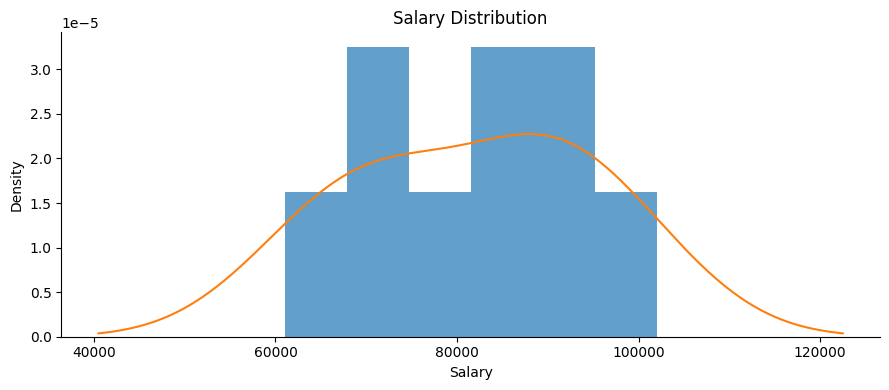
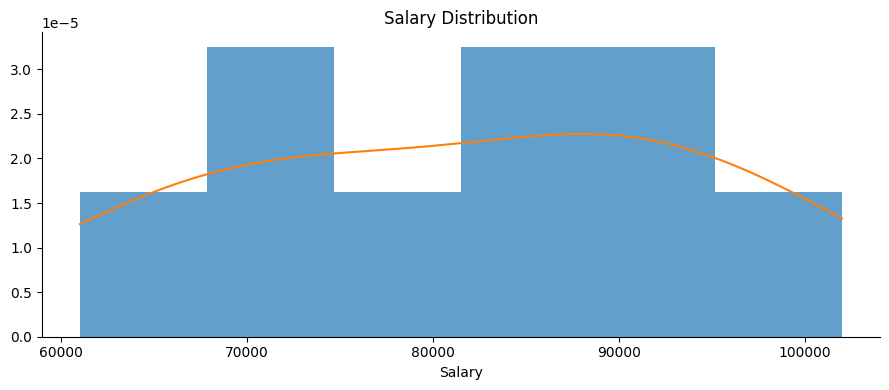
The notebook cell's code change between the first figure and the second:
--- before
+++ after
@@ -1,15 +1,10 @@
 salary = df_filled['salary']
 
-mean_s   = salary.mean()                      # YOUR CODE HERE
-median_s = salary.median()                    # YOUR CODE HERE
-std_s    = salary.std()                       # YOUR CODE HERE
-min_s    = salary.min()                       # YOUR CODE HERE
-max_s    = salary.max()                       # YOUR CODE HERE
-
-iqr_s = (
-    np.percentile(salary, 75)
-    - np.percentile(salary, 25)
-)  # YOUR CODE HERE — use np.percentile
-
+mean_s   = salary.mean()
+median_s = salary.median()
+std_s    = salary.std()
+min_s    = salary.min()
+max_s    = salary.max()
+iqr_s    = np.percentile(salary, 75) - np.percentile(salary, 25)
 
 print(f"Mean:   {mean_s:.0f}")
@@ -19,23 +14,13 @@
 print(f"IQR:    {iqr_s:.0f}")
 
-
 # Histogram + KDE
 fig, ax = plt.subplots()
 
-ax.hist(
-    salary,
-    bins=6,
-    density=True,
-    alpha=0.7
-)
-
-salary.plot(
-    kind='kde',
-    ax=ax
-)
-
+ax.hist(salary, bins=6, density=True, alpha=0.7)
+kde = stats.gaussian_kde(salary)
+x_vals = np.linspace(min_s, max_s, 200)
+ax.plot(x_vals, kde(x_vals))
 ax.set_xlabel('Salary')
 ax.set_title('Salary Distribution')
-
 plt.tight_layout()
 plt.show()

Commit: Created using Colab